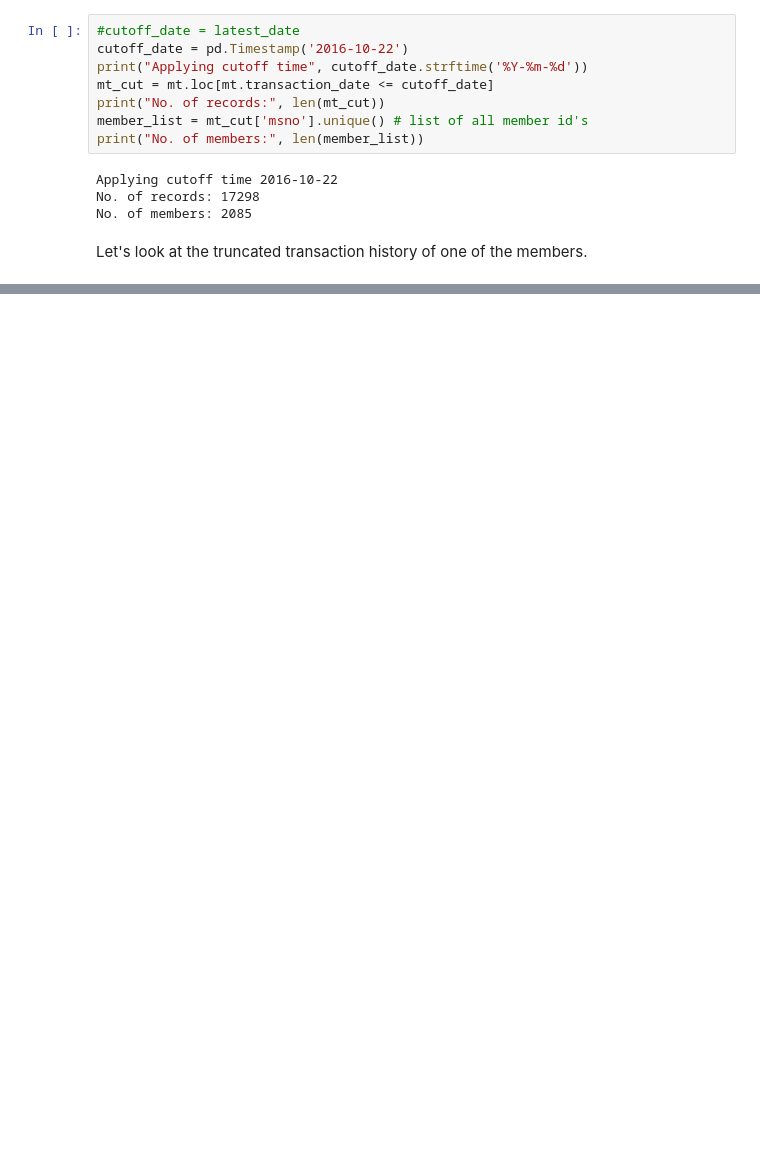
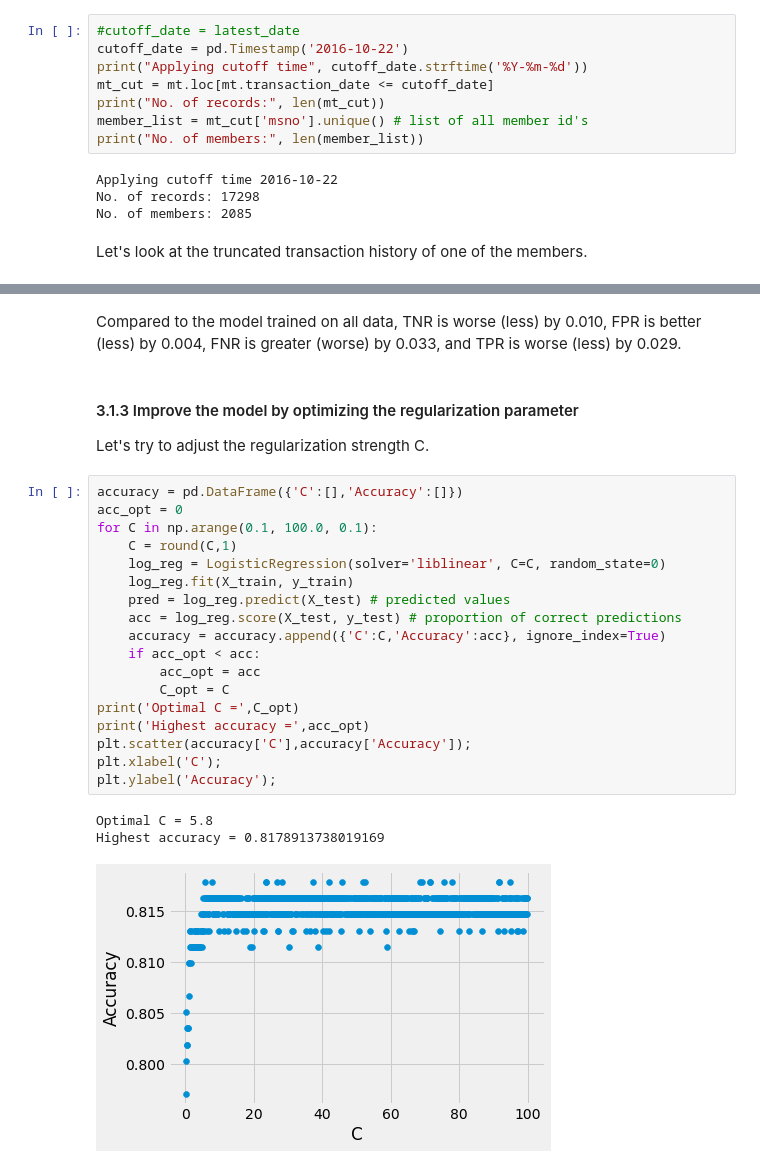
Before and after one commit to ysereda/Springboard, a Jupyter notebook: Capstone2_CustomerChurn.ipynb, the cells around one changed output, grey strips where cells are left out. Drawn from its saved outputs; the diff is of its cells as text; blank space fills up the shorter version.

```diff
--- a/Capstone2_CustomerChurn.ipynb
+++ b/Capstone2_CustomerChurn.ipynb
@@ -1486,0 +1701,27 @@ tr.shape
+# %% [markdown]
+Compared to the model trained on all data, TNR is worse (less) by 0.010, FPR is better (less) by 0.004, FNR is greater (worse) by 0.033, and TPR is worse (less) by 0.029.
+# %% [markdown]
+#### 3.1.3 Improve the model by optimizing the regularization parameter
+Let's try to adjust the regularization strength C.
+# %%
+accuracy = pd.DataFrame({'C':[],'Accuracy':[]})
+acc_opt = 0
+for C in np.arange(0.1, 100.0, 0.1):
+    C = round(C,1)
+    log_reg = LogisticRegression(solver='liblinear', C=C, random_state=0)
+    log_reg.fit(X_train, y_train)
+    pred = log_reg.predict(X_test) # predicted values
+    acc = log_reg.score(X_test, y_test) # proportion of correct predictions
+    accuracy = accuracy.append({'C':C,'Accuracy':acc}, ignore_index=True)
+    if acc_opt < acc:
+        acc_opt = acc
+        C_opt = C
+print('Optimal C =',C_opt)
+print('Highest accuracy =',acc_opt)
+plt.scatter(accuracy['C'],accuracy['Accuracy']);
+plt.xlabel('C');
+plt.ylabel('Accuracy');
+# %% [output]
+Optimal C = 5.8
+Highest accuracy = 0.8178913738019169
+[figure, added]
```
Also changed, not shown: parts of 48 cells of this notebook.
